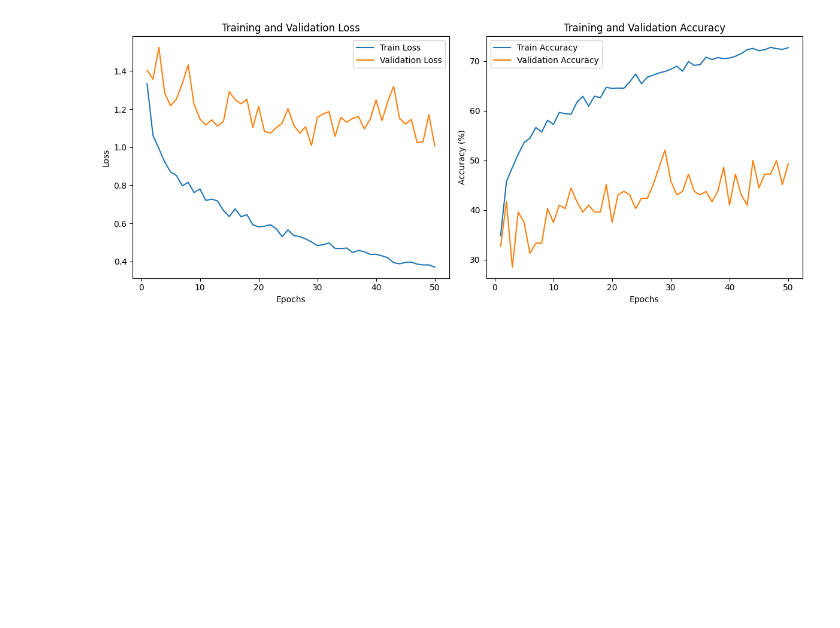
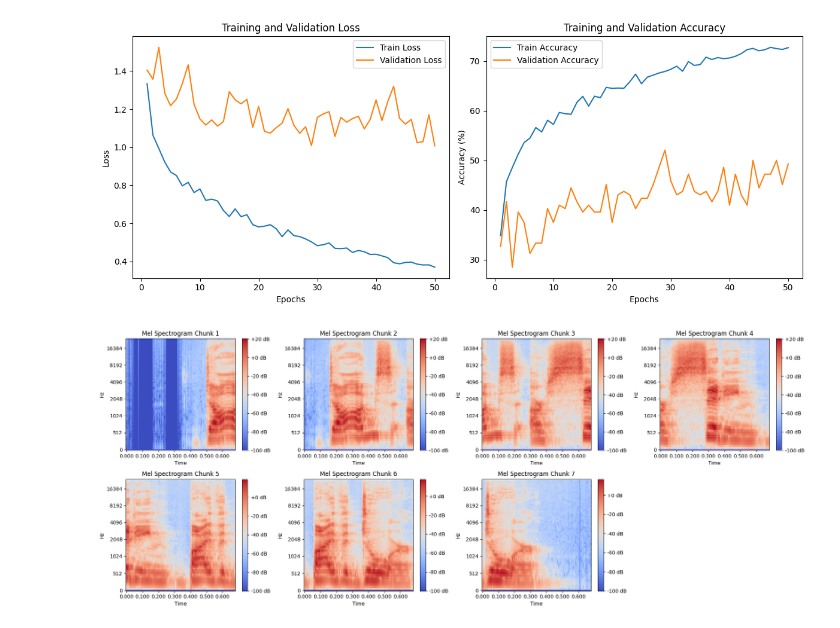
Before and after one commit to djordjemaric/speech_emotion_recognition, a Jupyter notebook: train.ipynb, the cells around one changed output. Saved outputs shown, nothing was run; the diff lists cells and outputs as text; code cells hidden in the pictures; blank space fills up the shorter version.

Commit message:
add melspec visualization

```diff
--- a/train.ipynb
+++ b/train.ipynb
@@ -529,3 +514,29 @@ torch.save(trained_new_model.state_dict(),"model_59.pth")
 plot(new_train_losses, new_val_losses, new_train_accuracies, new_val_accuracies)
 # %% [output]
 [figure]
+# %%
+# visualize one sample
+
+import librosa.display
+import numpy as np
+sample_waveform = load_raw_audio(train_files[0])
+sample_waveform = format_audio(sample_waveform)
+mel_chunks = get_mel_chunks(sample_waveform)
+
+# Create subplots for all chunks in one figure
+num_chunks = len(mel_chunks)
+cols = 4  # Number of columns
+rows = (num_chunks + cols - 1) // cols  # Calculate rows needed
+
+plt.figure(figsize=(20, 4 * rows))
+for i, chunk in enumerate(mel_chunks):
+    mel_chunk = chunk.squeeze(0).numpy()
+    plt.subplot(rows, cols, i + 1)
+    librosa.display.specshow(mel_chunk, sr=SAMPLE_RATE, hop_length=256, x_axis='time', y_axis='mel')
+    plt.colorbar(format='%+2.0f dB')
+    plt.title(f'Mel Spectrogram Chunk {i+1}')
+
+plt.tight_layout()
+plt.show()
+# %% [output]
+[figure, added]
```
Also changed, not shown: parts of 1 cell of this notebook, 2 other files.
